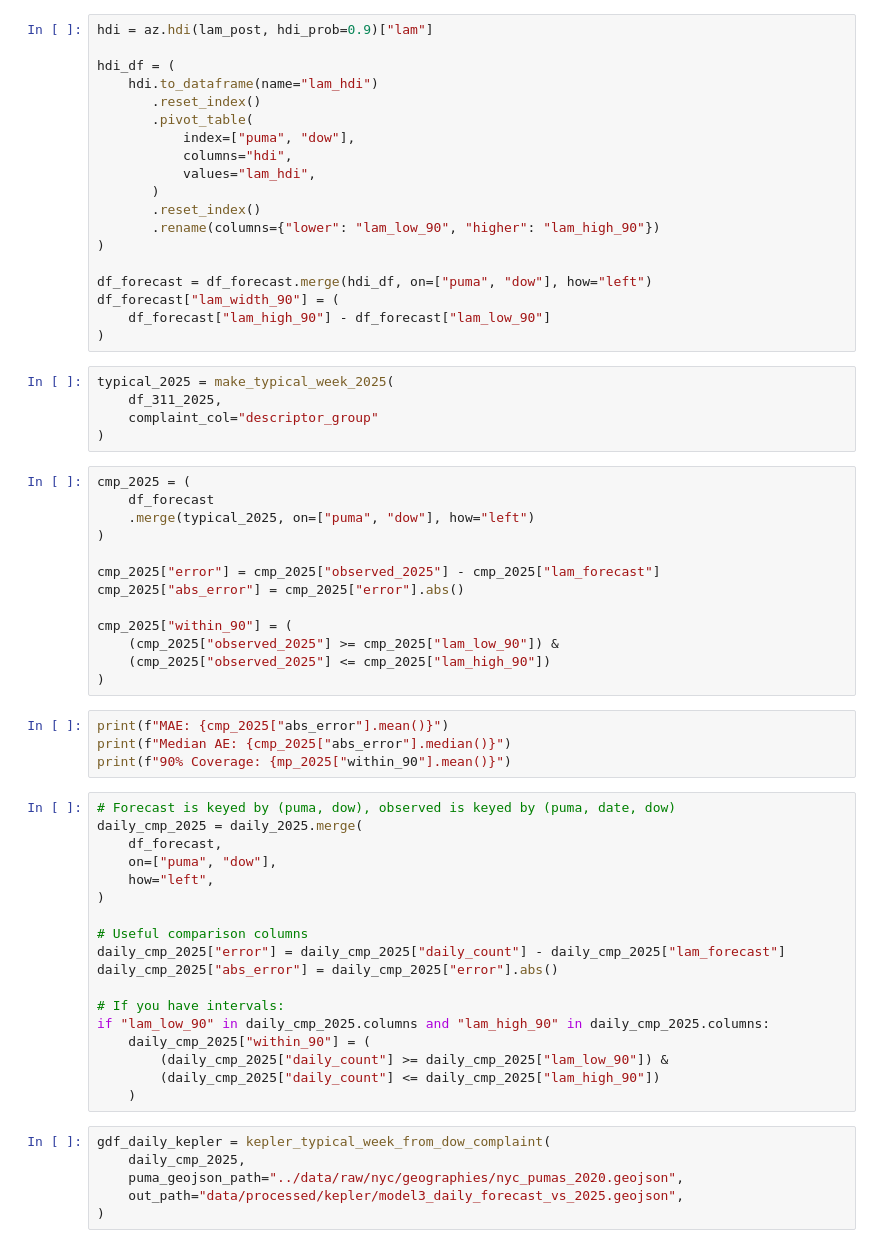
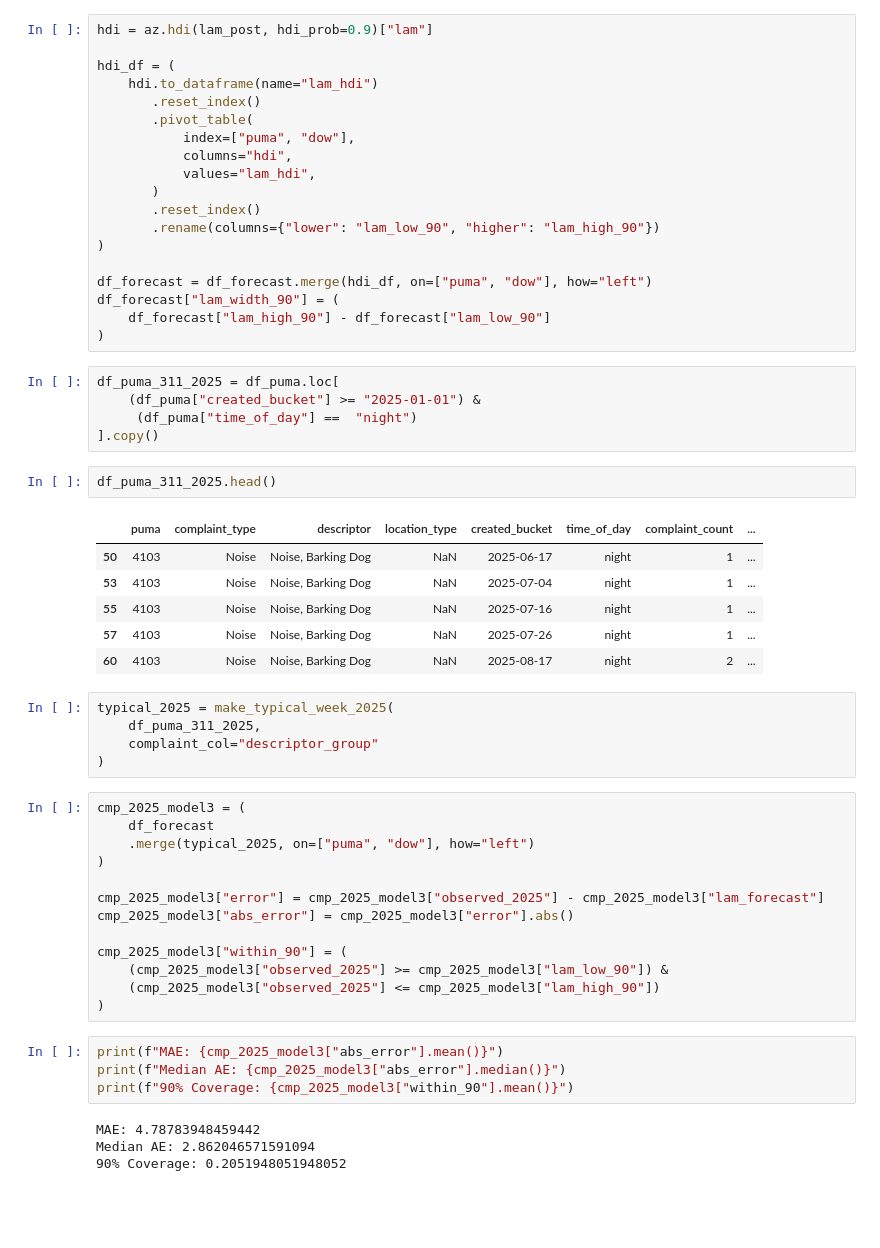
Before and after one commit to mosesmc52/nyc-311-bayesian-noise-models, a Jupyter notebook: notebooks/5_testing_predictions_on_2025.ipynb, the cells around one changed output. Saved outputs shown, nothing was run; the diff lists cells and outputs as text; blank space fills up the shorter version.

```diff
--- a/notebooks/5_testing_predictions_on_2025.ipynb
+++ b/notebooks/5_testing_predictions_on_2025.ipynb
@@ -68,49 +104,43 @@ df_forecast = df_forecast.merge(hdi_df, on=["puma", "dow"], how="left")
 df_forecast["lam_width_90"] = (
     df_forecast["lam_high_90"] - df_forecast["lam_low_90"]
 )
+# %%
+df_puma_311_2025 = df_puma.loc[
+    (df_puma["created_bucket"] >= "2025-01-01") &
+     (df_puma["time_of_day"] ==  "night")
+].copy()
+# %%
+df_puma_311_2025.head()
+# %% [output]
+|  | puma | complaint_type | descriptor | location_type | created_bucket | time_of_day | complaint_count | ... |
+| 50 | 4103 | Noise | Noise, Barking Dog | NaN | 2025-06-17 | night | 1 | ... |
+| 53 | 4103 | Noise | Noise, Barking Dog | NaN | 2025-07-04 | night | 1 | ... |
+| 55 | 4103 | Noise | Noise, Barking Dog | NaN | 2025-07-16 | night | 1 | ... |
+| 57 | 4103 | Noise | Noise, Barking Dog | NaN | 2025-07-26 | night | 1 | ... |
+| 60 | 4103 | Noise | Noise, Barking Dog | NaN | 2025-08-17 | night | 2 | ... |
 # %%
 typical_2025 = make_typical_week_2025(
-    df_311_2025,
+    df_puma_311_2025,
     complaint_col="descriptor_group"
 )
 # %%
-cmp_2025 = (
+cmp_2025_model3 = (
     df_forecast
     .merge(typical_2025, on=["puma", "dow"], how="left")
 )
 
-cmp_2025["error"] = cmp_2025["observed_2025"] - cmp_2025["lam_forecast"]
-cmp_2025["abs_error"] = cmp_2025["error"].abs()
+cmp_2025_model3["error"] = cmp_2025_model3["observed_2025"] - cmp_2025_model3["lam_forecast"]
+cmp_2025_model3["abs_error"] = cmp_2025_model3["error"].abs()
 
-cmp_2025["within_90"] = (
-    (cmp_2025["observed_2025"] >= cmp_2025["lam_low_90"]) &
-    (cmp_2025["observed_2025"] <= cmp_2025["lam_high_90"])
+cmp_2025_model3["within_90"] = (
+    (cmp_2025_model3["observed_2025"] >= cmp_2025_model3["lam_low_90"]) &
+    (cmp_2025_model3["observed_2025"] <= cmp_2025_model3["lam_high_90"])
 )
 # %%
-print(f"MAE: {cmp_2025["abs_error"].mean()}")
-print(f"Median AE: {cmp_2025["abs_error"].median()}")
-print(f"90% Coverage: {mp_2025["within_90"].mean()}")
+print(f"MAE: {cmp_2025_model3["abs_error"].mean()}")
+print(f"Median AE: {cmp_2025_model3["abs_error"].median()}")
+print(f"90% Coverage: {cmp_2025_model3["within_90"].mean()}")
+# %% [output]
+MAE: 4.78783948459442
+Median AE: 2.862046571591094
+90% Coverage: 0.2051948051948052
-# %%
-# Forecast is keyed by (puma, dow), observed is keyed by (puma, date, dow)
-daily_cmp_2025 = daily_2025.merge(
-    df_forecast,
-    on=["puma", "dow"],
-    how="left",
-)
-
-# Useful comparison columns
-daily_cmp_2025["error"] = daily_cmp_2025["daily_count"] - daily_cmp_2025["lam_forecast"]
-daily_cmp_2025["abs_error"] = daily_cmp_2025["error"].abs()
-
-# If you have intervals:
-if "lam_low_90" in daily_cmp_2025.columns and "lam_high_90" in daily_cmp_2025.columns:
-    daily_cmp_2025["within_90"] = (
-        (daily_cmp_2025["daily_count"] >= daily_cmp_2025["lam_low_90"]) &
-        (daily_cmp_2025["daily_count"] <= daily_cmp_2025["lam_high_90"])
-    )
-# %%
-gdf_daily_kepler = kepler_typical_week_from_dow_complaint(
-    daily_cmp_2025,
-    puma_geojson_path="../data/raw/nyc/geographies/nyc_pumas_2020.geojson",
-    out_path="data/processed/kepler/model3_daily_forecast_vs_2025.geojson",
-)
```
Also changed, not shown: parts of 28 cells of this notebook, 3 other files.
